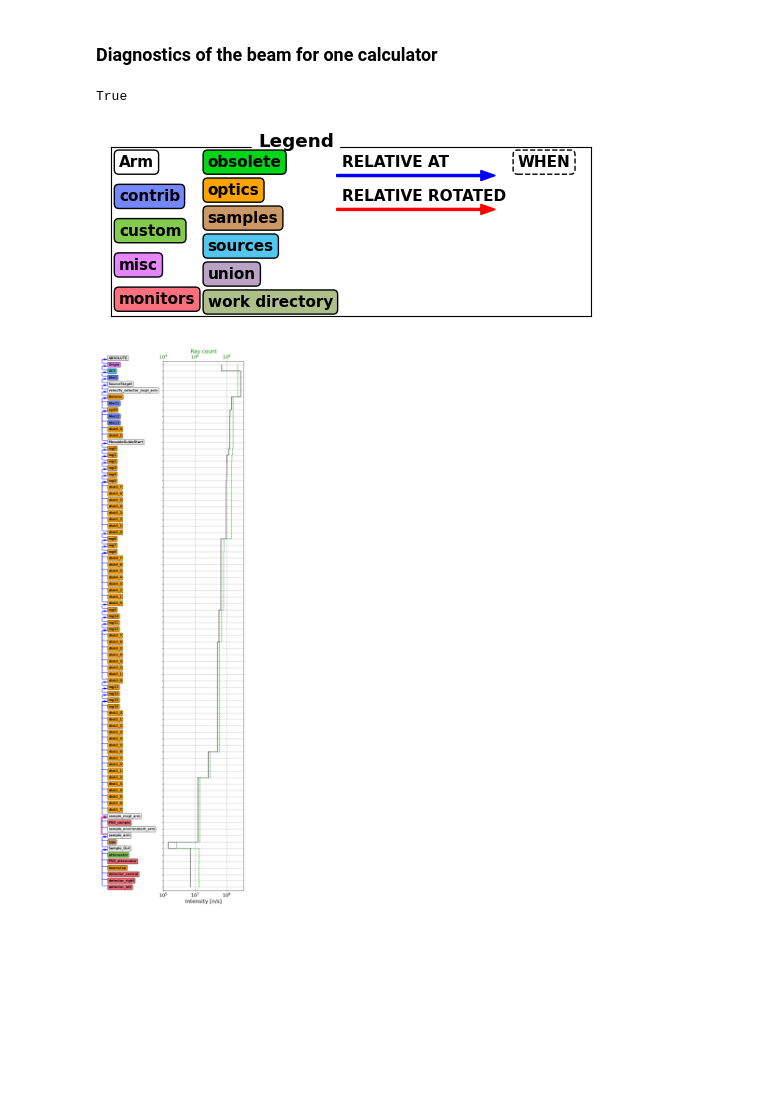
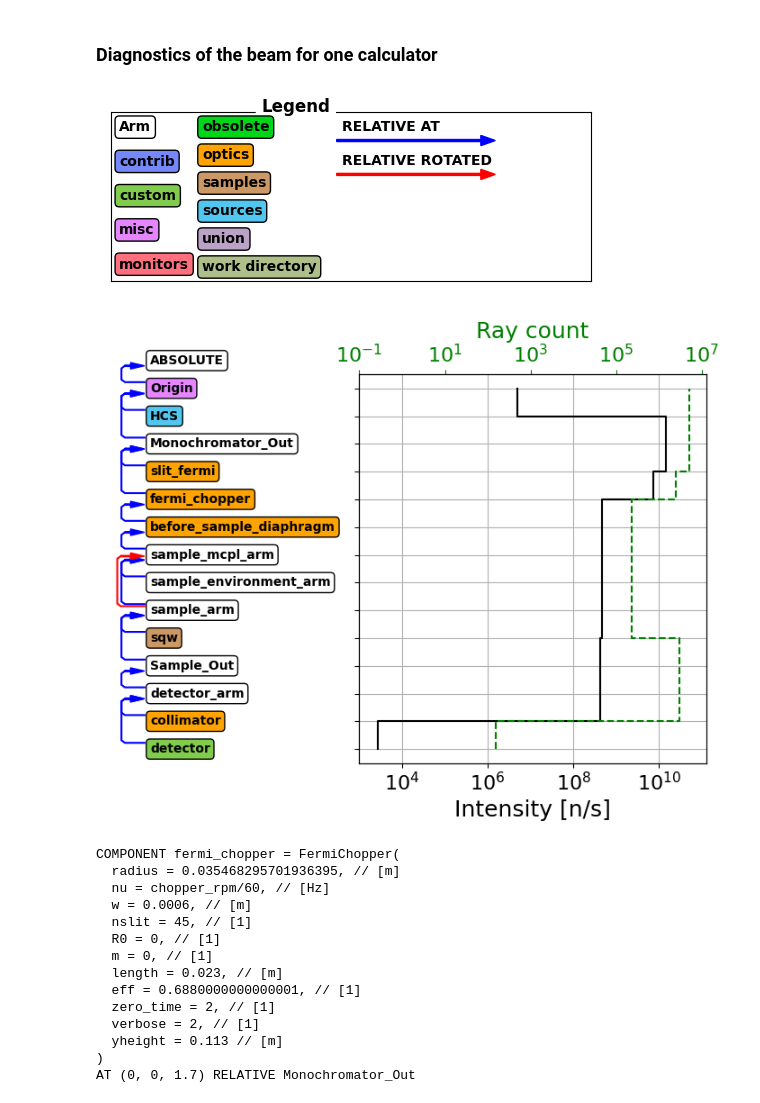
Before and after one commit to PaNOSC-ViNYL/instrument_database, a Jupyter notebook: mysim.ipynb, the cells around one changed output. Drawn from its saved outputs; the diff is of its cells as text; code cells hidden in the pictures; blank space fills up the shorter version.

Commit message:
Quick version of Panther, with source just before the Fermi chopper. Few fixes

```diff
--- a/mysim.ipynb
+++ b/mysim.ipynb
@@ -28,10 +28,10 @@ Available instruments for ILL:
  -  ILL/IN5
  -  ILL/D11
 # %%
-#instrument_name="Panther"
+instrument_name="Panther"
 #instrument_name="ThALES"
 #instrument_name="IN5"
-instrument_name="D11"
+#instrument_name="D11"
 # %%
 repo.ls_versions("ILL",instrument_name)
 # %% [output]
@@ -57,5 +53,5 @@ Available flavours for instrument D11:
 # %%
 flavour="full"
-#flavour="nosection"
-flavour="simplefull"
+flavour="nosection"
+flavour="quicknosection"
 myinstrument = repo.load("ILL", instrument_name, "HEAD", "mcstas", flavour, dep=False)
@@ -311,14 +169,0 @@ McStasData: detector_left type: 2D  I:4630.3 E:918.236 N:9770.0]
-# %%
-myinstrument.set_sample_by_name("qSq")
-myinstrument.master["sqw_file"] = '"./institutes/ILL/instruments/D11/HEAD/mcstas/data/simul_5711.sq"'
-myinstrument.run()
-data=myinstrument.output
-#print(data)
-calcname_data="DetectorCalc_data"
-calcname_data="OriginCalc_data"
-detectors=data[calcname_data].get_data()["data"]
-
-print(detectors)
-#help(detector)
-import mcstasscript as ms
-ms.make_sub_plot(detectors[-3:], log=True)
@@ -344,14 +169,0 @@ McStasData: detector_left type: 2D  I:50800.2 E:802.374 N:13732.0]
-# %%
-myinstrument.set_sample_by_name("qSq")
-myinstrument.master["sqw_file"] = '"./institutes/ILL/instruments/D11/HEAD/mcstas/data/simul_5711.sq"'
-myinstrument.run()
-data=myinstrument.output
-#print(data)
-calcname_data="DetectorCalc_data"
-calcname_data="OriginCalc_data"
-detectors=data[calcname_data].get_data()["data"]
-
-print(detectors)
-#help(detector)
-import mcstasscript as ms
-ms.make_sub_plot(detectors[-3:], log=True)
@@ -383,17 +176,14 @@ mycalc = myinstrument.calculators[calculator_name]
 #mycalc.backengine()
 #myinstrument.run()
 #print(mycalc.output)
-# %%
-#mycalc = myinstrument.calculators["OriginCalc"]
-#mycalc = myinstrument.calculators["SampleCalc"]
-#mycalc.input = myinstrument.calculators["OriginCalc"].output
-#mycalc.show_diagram()
-
-"sqw_file" in mycalc.parameters
-# %% [output]
-True
 # %%
+if flavour.find("quick")<0:
+    for dch in [0]: #[0.05, 0.06, 0.04, 0]:
+        print(dch)
+        myinstrument.calculators["OriginCalc"].parameters["dch"]=dch
+        mycalc.show_diagram(analysis=True, variable=None)
+#else:
 mycalc.show_diagram(analysis=True, variable=None)
 # %% [output]
-[figure, old version]
+[figure, new version]
-[figure, old version]
+[figure, new version]
@@ -401,0 +190,20 @@ import mcstasscript as ms
+# %%
+comp=mycalc.get_component("fermi_chopper")
+#comp.zero_time=2
+print(comp)
+#mycalc.remove_component("detector")
+# %% [output]
+COMPONENT fermi_chopper = FermiChopper(
+  radius = 0.035468295701936395, // [m]
+  nu = chopper_rpm/60, // [Hz]
+  w = 0.0006, // [m]
+  nslit = 45, // [1]
+  R0 = 0, // [1]
+  m = 0, // [1]
+  length = 0.023, // [m]
+  eff = 0.6880000000000001, // [1]
+  zero_time = 2, // [1]
+  verbose = 2, // [1]
+  yheight = 0.113 // [m]
+)
+AT (0, 0, 1.7) RELATIVE Monochromator_Out
```
Also changed, not shown: parts of 43 cells of this notebook, 1 other file.
